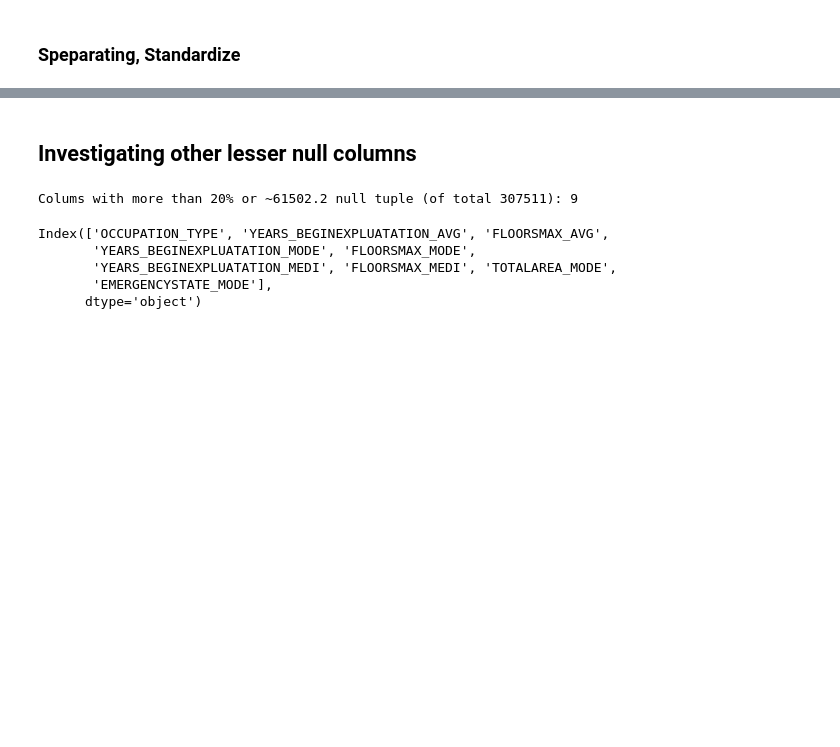
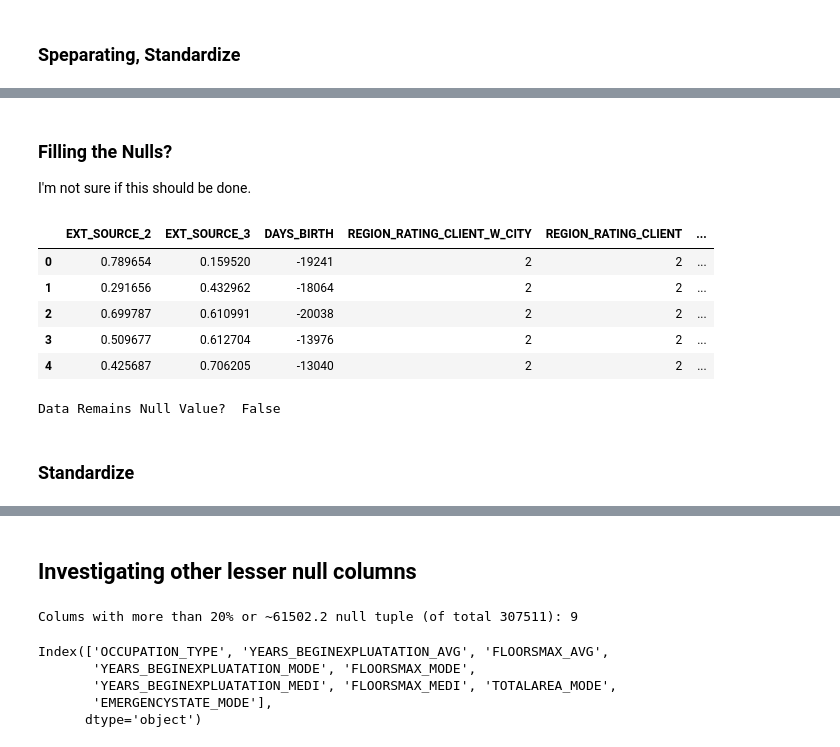
Before and after one commit to produdez/diveintocode-ml, a Jupyter notebook: Week 4/LearnCreditInfo.ipynb, the cells around one changed output, grey strips where cells are left out. Drawn from its saved outputs; the diff is of its cells as text; code cells hidden in the pictures; blank space fills up the shorter version.

```diff
--- a/Week 4/LearnCreditInfo.ipynb
+++ b/Week 4/LearnCreditInfo.ipynb
@@ -215,0 +304,20 @@ print('Accuracy: ', acc)
+# %% [markdown]
+### Filling the Nulls?
+I'm not sure if this should be done.
+# %%
+mode_fill_values = dict()
+for col in prob2_xtest:
+    mode_fill_values[col] = prob2_xtest[col].mode()[0]
+prob2_xtest = prob2_xtest.fillna(mode_fill_values)
+display(prob2_xtest.head())
+print('Data Remains Null Value? ', prob2_xtest.isna().sum().any())
+# %% [output]
+|  | EXT_SOURCE_2 | EXT_SOURCE_3 | DAYS_BIRTH | REGION_RATING_CLIENT_W_CITY | REGION_RATING_CLIENT | ... |
+| 0 | 0.789654 | 0.159520 | -19241 | 2 | 2 | ... |
+| 1 | 0.291656 | 0.432962 | -18064 | 2 | 2 | ... |
+| 2 | 0.699787 | 0.610991 | -20038 | 2 | 2 | ... |
+| 3 | 0.509677 | 0.612704 | -13976 | 2 | 2 | ... |
+| 4 | 0.425687 | 0.706205 | -13040 | 2 | 2 | ... |
+Data Remains Null Value?  False
+# %% [markdown]
+### Standardize
```
Also changed, not shown: parts of 16 cells of this notebook, 3 other files.
